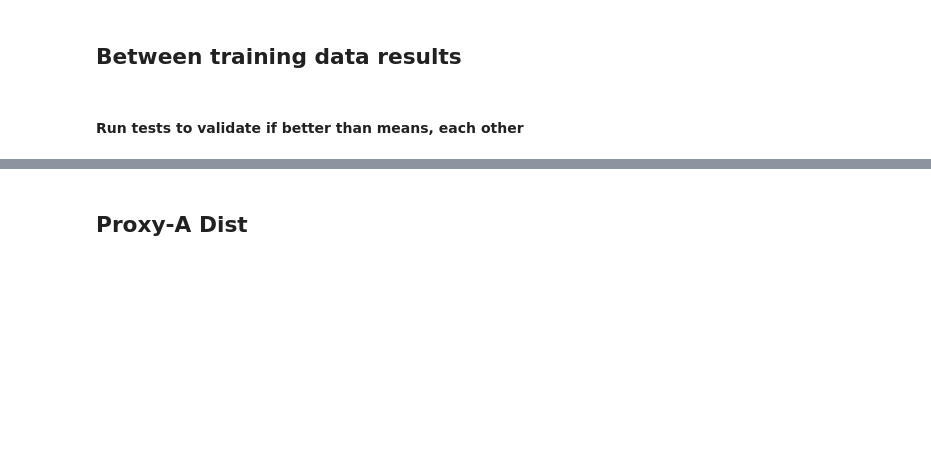
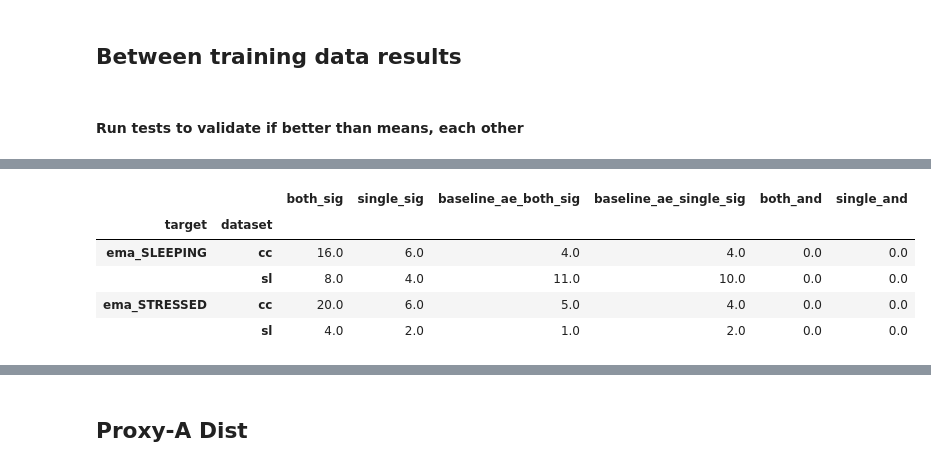
Before and after one commit to CornellPACLab/data_heterogeneity, a Jupyter notebook: notebooks/simple_regression_models_analysis.ipynb, the cells around one changed output, grey strips where cells are left out. Saved outputs shown, nothing was run; the diff lists cells and outputs as text; code cells hidden in the pictures; blank space fills up the shorter version.

```diff
--- a/notebooks/simple_regression_models_analysis.ipynb
+++ b/notebooks/simple_regression_models_analysis.ipynb
@@ -277,3 +293,14 @@ df_overall_pivot_drop_dup.groupby(['target', 'dataset'])[[
+# %%
+df_overall_pivot_drop_dup.groupby(['target', 'dataset'])[[
+    'both_sig', 'single_sig',  'baseline_ae_both_sig', 'baseline_ae_single_sig', 'both_and', 'single_and',
+]].mean().round(2) * 100
+# %% [output]
+|  |  | both_sig | single_sig | baseline_ae_both_sig | baseline_ae_single_sig | both_and | single_and |
+| target | dataset |  |  |  |  |  |  |
+| ema_SLEEPING | cc | 16.0 | 6.0 | 4.0 | 4.0 | 0.0 | 0.0 |
+|  | sl | 8.0 | 4.0 | 11.0 | 10.0 | 0.0 | 0.0 |
+| ema_STRESSED | cc | 20.0 | 6.0 | 5.0 | 4.0 | 0.0 | 0.0 |
+|  | sl | 4.0 | 2.0 | 1.0 | 2.0 | 0.0 | 0.0 |
 # %%
 df_overall_err_grouped_by_study_id = df_overall_err.groupby(
     ['target', 'model_type', 'params', 'smote', 'neighbors', 'dataset', 'train_data', 'study_id'], as_index=False
```
Also changed, not shown: parts of 7 cells of this notebook, 1 other file.
